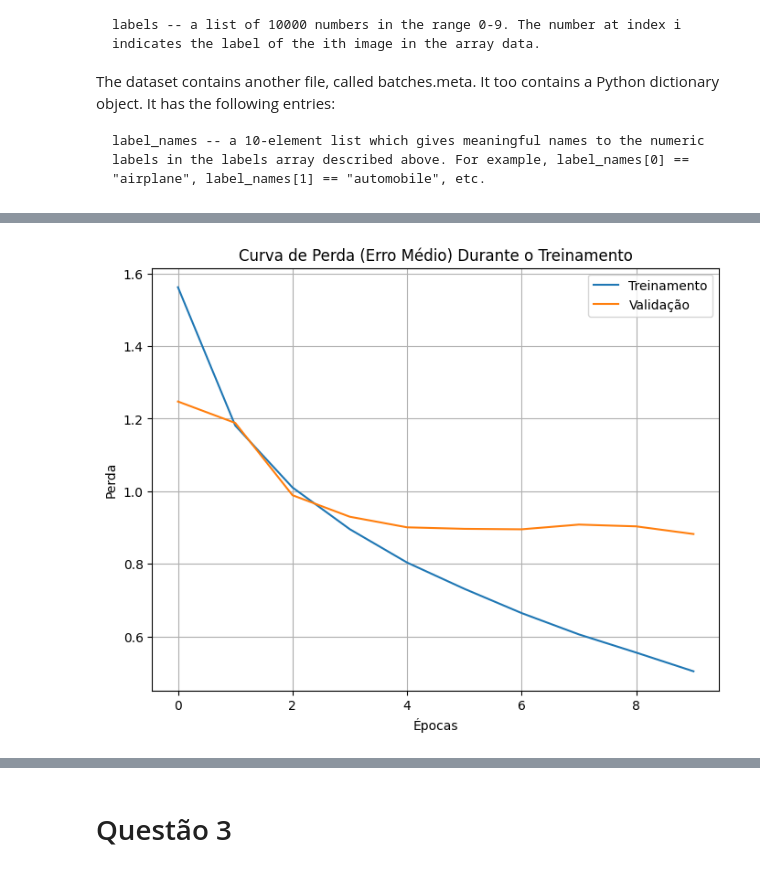
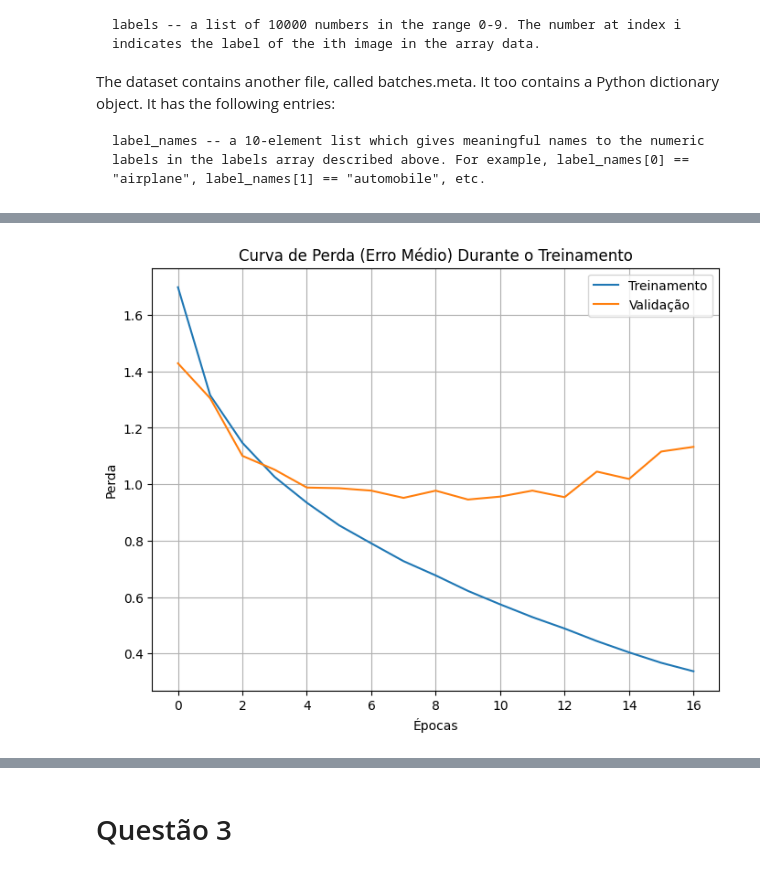
Before and after one commit to erlonL/deep-learning-lista2, a Jupyter notebook: CIFAR_10.ipynb, the cells around one changed output, grey strips where cells are left out. Cells and saved outputs as stored; diff of their text form; code cells hidden in the pictures.

Commit message:
updated question 2: added classification examples and separated test set

```diff
--- a/CIFAR_10.ipynb
+++ b/CIFAR_10.ipynb
@@ -76,3 +88,0 @@ unpickle('/content/cifar-10-python.tar.gz')
-# %%
-data = unpickle('/content/cifar-10-python.tar.gz')
-print(data)
@@ -196,3 +148,9 @@ X_train, X_val, y_train, y_val = train_test_split(data, labels, test_size=0.2, r
+# %%
+# Divisão entre treinamento e teste
+X_train, X_test, y_train, y_test = train_test_split(data, labels, test_size=0.2, random_state=42)
+
+# Divisão entre treinamento e validação
+X_train, X_val, y_train, y_val = train_test_split(X_train, y_train, test_size=0.2, random_state=42)
 # %%
 # Passo 2: Construção da Rede Convolucional
 
@@ -256,0 +177,12 @@ Predicted label: dog
+# %%
+from keras.callbacks import EarlyStopping
+
+early_stopping = EarlyStopping(
+    monitor='val_loss',
+    patience=10,
+    verbose=1,
+    mode='min',
+    restore_best_weights=True
+)
+# %%
+history = model.fit(X_train, y_train, epochs=100, validation_data=(X_val, y_val), callbacks=[early_stopping], batch_size=64, verbose=1)
@@ -257,28 +262,19 @@ Predicted label: dog
 # %%
-import matplotlib.pyplot as plt
-
-# Supondo que você tenha treinado um modelo com o código anterior e tenha o objeto `history`
-# Exemplo: history = model.fit(X_train, np.array(y_train), epochs=10, validation_data=(X_val, np.array(y_val)))
-
-# Plotando a curva de erro (perda)
+# Curva de erro
 plt.figure(figsize=(8, 6))
 
-# Plotando a perda de treinamento
 plt.plot(history.history['loss'], label='Treinamento')
-
-# Plotando a perda de validação (se existir)
-if 'val_loss' in history.history:
-    plt.plot(history.history['val_loss'], label='Validação')
+plt.plot(history.history['val_loss'], label='Validação')
 
 # Configurando o gráfico
 plt.title('Curva de Perda (Erro Médio) Durante o Treinamento')
 plt.xlabel('Épocas')
 plt.ylabel('Perda')
 plt.legend(loc='upper right')
 plt.grid(True)
 
 # Exibindo o gráfico
 plt.show()
 # %% [output]
-[figure, old version]
+[figure, new version]
 # %%
```
Also changed, not shown: parts of 18 cells of this notebook.
